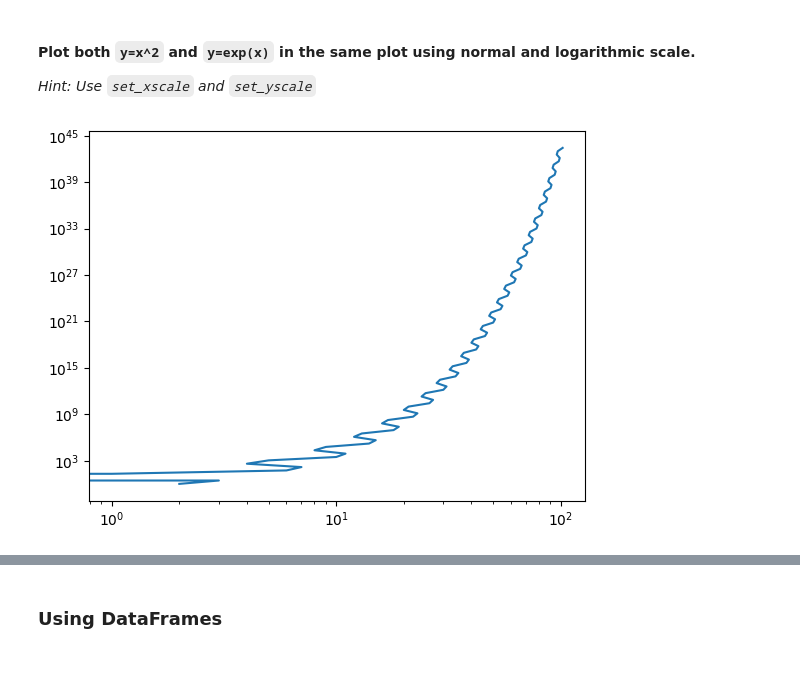
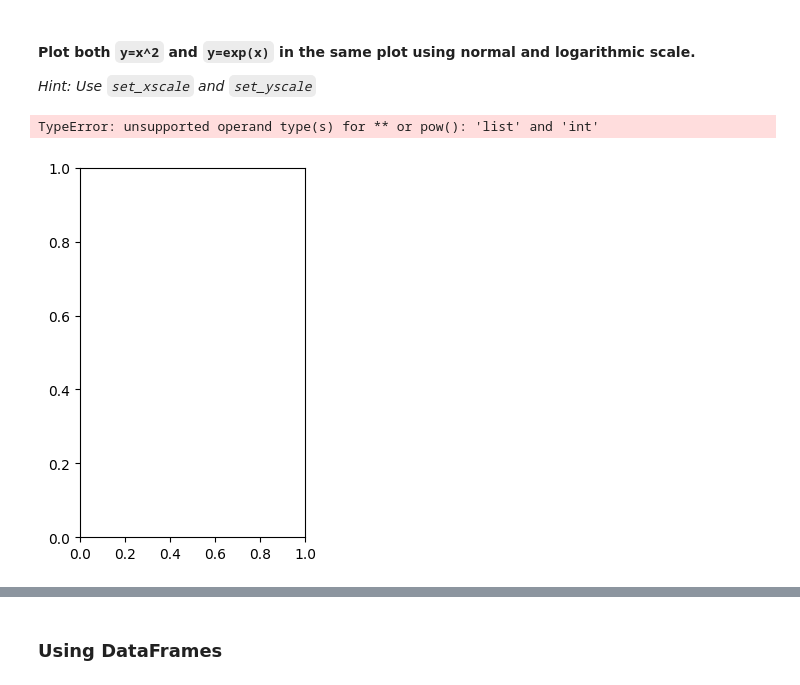
Before and after one commit to cabulut/data-pt-ber-08-20, a Jupyter notebook: Labs/module-1_labs/04_pandas/08_basics_plotting/your-code/challenge-1.ipynb, the cells around one changed output, grey strips where cells are left out. Saved outputs shown, nothing was run; the diff lists cells and outputs as text; code cells hidden in the pictures.

```diff
--- a/Labs/module-1_labs/04_pandas/08_basics_plotting/your-code/challenge-1.ipynb
+++ b/Labs/module-1_labs/04_pandas/08_basics_plotting/your-code/challenge-1.ipynb
@@ -85,17 +85,22 @@ plt.show()
 #### Plot both `y=x^2` and `y=exp(x)` in the same plot using normal and logarithmic scale.
 
 *Hint: Use `set_xscale` and `set_yscale`*
-# %%
-import math
-
-a = [x^2 for x in x]
-
-b = [math.exp(x) for x in x]
-
-plt.plot(a,b)
-plt.xscale('log')
-plt.yscale('log')
-
-plt.show()
-# %% [output]
-[figure, removed]
+# %%
+# your code here
+
+plt.subplot(1, 2, 1)
+plt.plot(x, x**2)
+plt.plot(x, np.exp(x))
+plt.title("Normal scale")
+
+plt.subplot(1, 2, 2)
+plt.plot(x, x**2)
+plt.plot(x, np.exp(x))
+plt.yscale("log")
+plt.title("Logarithmic scale (y)")
+
+plt.subplots_adjust(right = 1.5)
+plt.show()
+# %% [output]
+TypeError: unsupported operand type(s) for ** or pow(): 'list' and 'int'
+[figure, added]
```
Also changed, not shown: parts of 5 cells of this notebook, 6 other files.
